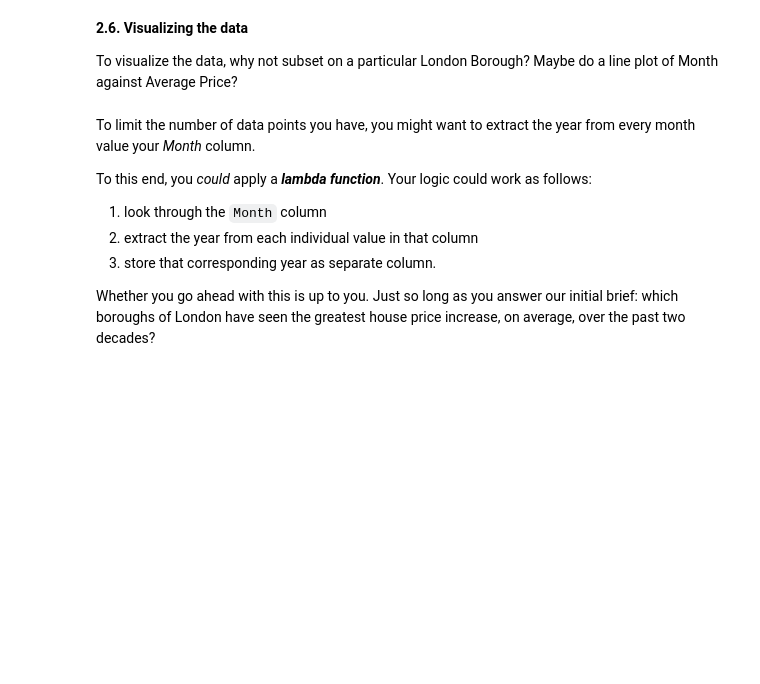
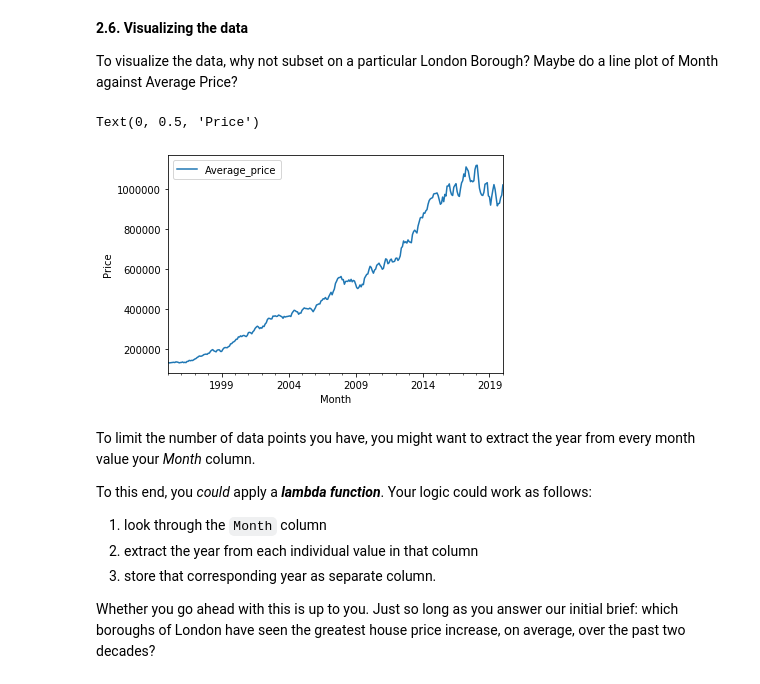
Before and after one commit to asaadkhattab/LondonHousing, a Jupyter notebook: londonhousingcasestudy.ipynb, the cells around one changed output. Saved outputs shown, nothing was run; the diff lists cells and outputs as text; code cells hidden in the pictures; blank space fills up the shorter version.

```diff
--- a/londonhousingcasestudy.ipynb
+++ b/londonhousingcasestudy.ipynb
@@ -499,6 +510,13 @@ df.head()
 **2.6. Visualizing the data**
 
 To visualize the data, why not subset on a particular London Borough? Maybe do a line plot of Month against Average Price?
+# %%
+westminster_prices = df[df['LondonBorough'] == 'Westminster']
+ax = england_prices.plot(kind ='line', x = 'Month', y = 'Average_price')
+ax.set_ylabel('Price')
+# %% [output]
+Text(0, 0.5, 'Price')
+[figure, added]
 # %% [markdown]
 To limit the number of data points you have, you might want to extract the year from every month value your *Month* column.
 
```
Also changed, not shown: parts of 2 cells of this notebook.
